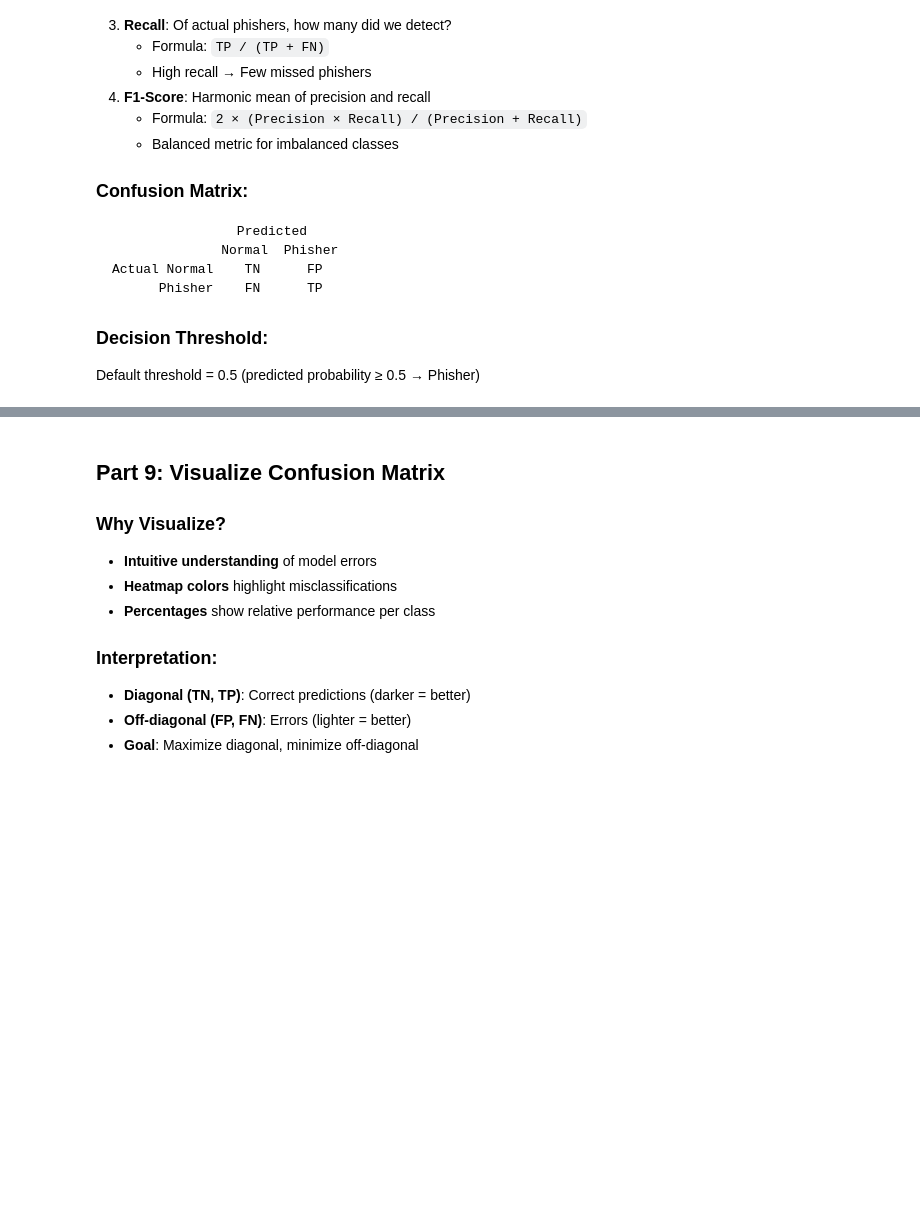
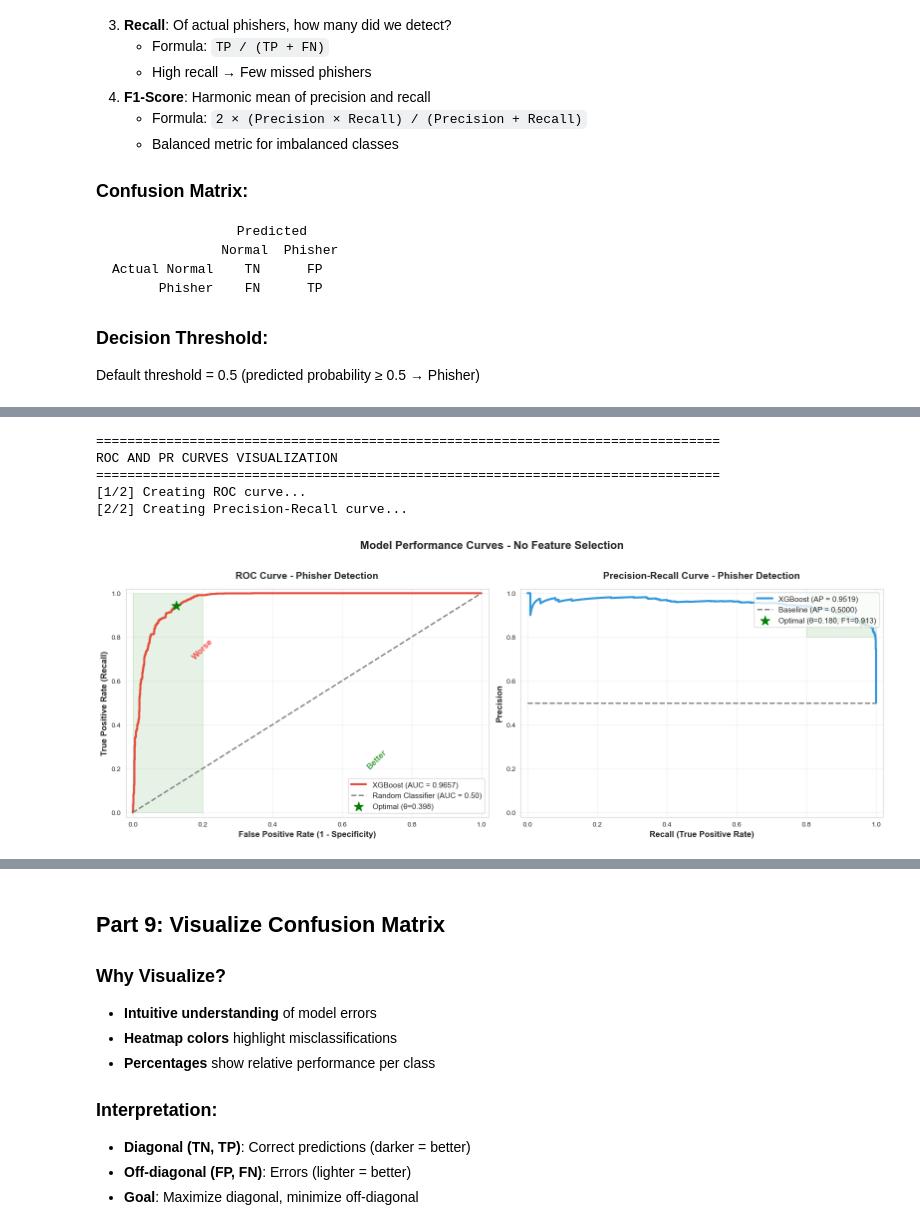
Before and after one commit to HelcurtLordno1/Blockchain-Fraud-Detection-The-Power-of-Data-Preparation, a Jupyter notebook: notebook_process_data/03_a_models_training_no_FE_selection.ipynb, the cells around one changed output, grey strips where cells are left out. Saved outputs shown, nothing was run; the diff lists cells and outputs as text; code cells hidden in the pictures; blank space fills up the shorter version.

```diff
--- a/notebook_process_data/03_a_models_training_no_FE_selection.ipynb
+++ b/notebook_process_data/03_a_models_training_no_FE_selection.ipynb
@@ -776,0 +1420,78 @@ MODEL EVALUATION - TEST SET
+# %%
+# ============================================================================
+# VISUALIZE ROC AND PRECISION-RECALL CURVES
+# ============================================================================
+print("\n" + "="*80)
+print("ROC AND PR CURVES VISUALIZATION")
+print("="*80)
+
+fig, axes = plt.subplots(1, 2, figsize=(16, 6))
+
+# 1. ROC CURVE
+print("[1/2] Creating ROC curve...")
+ax1 = axes[0]
+ax1.plot(fpr, tpr, color='#e74c3c', linewidth=3, label=f'XGBoost (AUC = {roc_auc:.4f})')
+ax1.plot([0, 1], [0, 1], color='gray', linestyle='--', linewidth=2, label='Random Classifier (AUC = 0.50)')
+ax1.scatter([fpr[optimal_idx_roc]], [tpr[optimal_idx_roc]], color='green', s=200,
+            marker='*', zorder=5, label=f'Optimal (θ={optimal_threshold_roc:.3f})')
+ax1.set_xlabel('False Positive Rate (1 - Specificity)', fontsize=12, fontweight='bold')
+ax1.set_ylabel('True Positive Rate (Recall)', fontsize=12, fontweight='bold')
+ax1.set_title('ROC Curve - Phisher Detection', fontsize=14, fontweight='bold', pad=15)
+ax1.legend(fontsize=11, loc='lower right')
+ax1.grid(alpha=0.3)
+ax1.set_xlim([-0.02, 1.02])
+ax1.set_ylim([-0.02, 1.02])
+
+# Add interpretation zones
+ax1.fill_between([0, 0.2], 0, 1, alpha=0.1, color='green', label='Low FPR Zone')
+ax1.text(0.7, 0.2, 'Better', fontsize=12, fontweight='bold',
+         color='green', ha='center', rotation=45, alpha=0.7)
+ax1.text(0.2, 0.7, 'Worse', fontsize=12, fontweight='bold',
+         color='red', ha='center', rotation=45, alpha=0.7)
+
+# 2. PRECISION-RECALL CURVE
+print("[2/2] Creating Precision-Recall curve...")
+ax2 = axes[1]
+ax2.plot(recall_curve, precision_curve, color='#3498db', linewidth=3,
+         label=f'XGBoost (AP = {avg_precision:.4f})')
+baseline = np.sum(y_test == 1) / len(y_test)
+ax2.plot([0, 1], [baseline, baseline], color='gray', linestyle='--', linewidth=2,
+         label=f'Baseline (AP = {baseline:.4f})')
+ax2.scatter([recall_curve[optimal_idx_pr]], [precision_curve[optimal_idx_pr]],
+            color='green', s=200, marker='*', zorder=5,
+            label=f'Optimal (θ={optimal_threshold_pr:.3f}, F1={f1_scores[optimal_idx_pr]:.3f})')
+ax2.set_xlabel('Recall (True Positive Rate)', fontsize=12, fontweight='bold')
+ax2.set_ylabel('Precision', fontsize=12, fontweight='bold')
+ax2.set_title('Precision-Recall Curve - Phisher Detection', fontsize=14, fontweight='bold', pad=15)
+ax2.legend(fontsize=11, loc='upper right')
+ax2.grid(alpha=0.3)
+ax2.set_xlim([-0.02, 1.02])
+ax2.set_ylim([-0.02, 1.02])
+
+# Add interpretation zones
+ax2.fill_between([0.8, 1.0], 0.8, 1.0, alpha=0.1, color='green')
+ax2.text(0.9, 0.9, 'Ideal\nZone', fontsize=11, fontweight='bold',
+         color='green', ha='center', va='center', alpha=0.7,
+         bbox=dict(boxstyle='round', facecolor='white', alpha=0.5))
+
+plt.suptitle('Model Performance Curves - No Feature Selection',
+             fontsize=16, fontweight='bold', y=1.02)
+plt.tight_layout()
+plt.savefig('../saved_image/roc_pr_curves_no_FE_selection.png', dpi=300, bbox_inches='tight')
+plt.show()
+
+print(f"\n✓ ROC and PR curves saved to:")
+print(f"  '../saved_image/roc_pr_curves_no_FE_selection.png'")
+print("\n📊 Key Metrics:")
+print(f"  - AUC-ROC: {roc_auc:.4f} (0.5=random, 1.0=perfect)")
+print(f"  - Average Precision: {avg_precision:.4f}")
+print(f"  - Optimal ROC threshold: {optimal_threshold_roc:.4f}")
+print(f"  - Optimal PR threshold: {optimal_threshold_pr:.4f}")
+print("="*80)
+# %% [output]
+================================================================================
+ROC AND PR CURVES VISUALIZATION
+================================================================================
+[1/2] Creating ROC curve...
+[2/2] Creating Precision-Recall curve...
+[figure, added]
```
Also changed, not shown: parts of 31 cells of this notebook, 43 other files.
